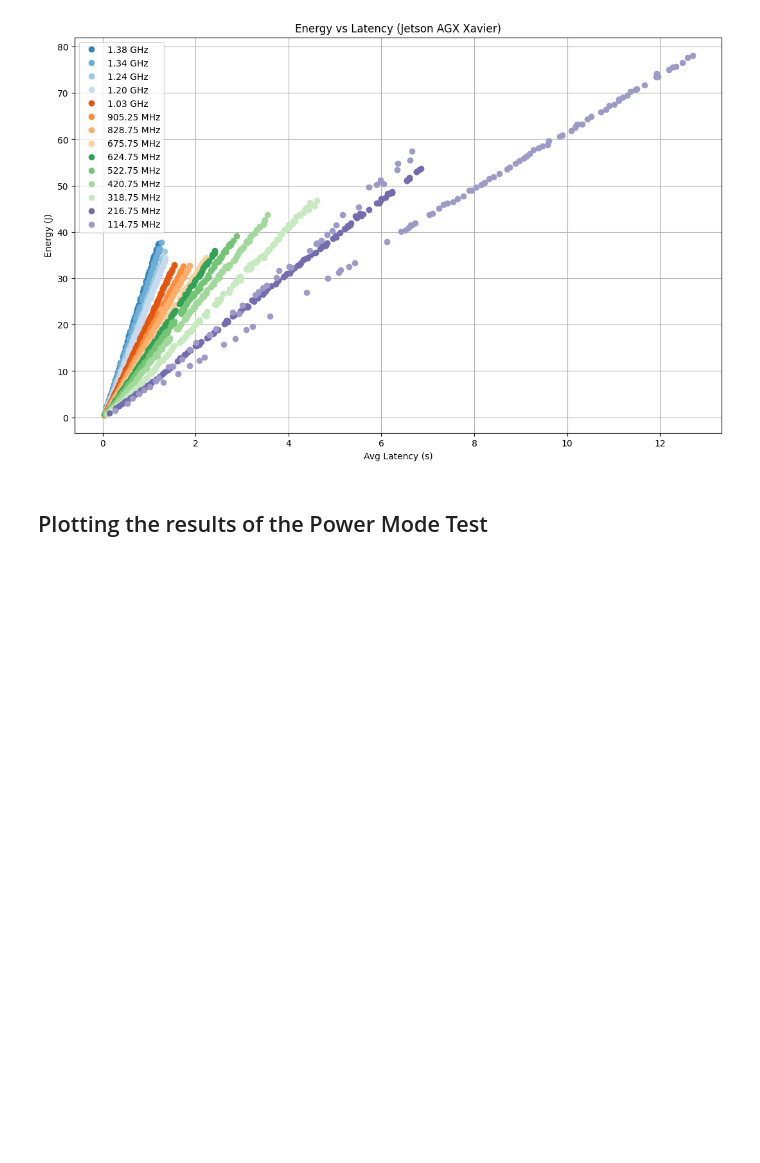
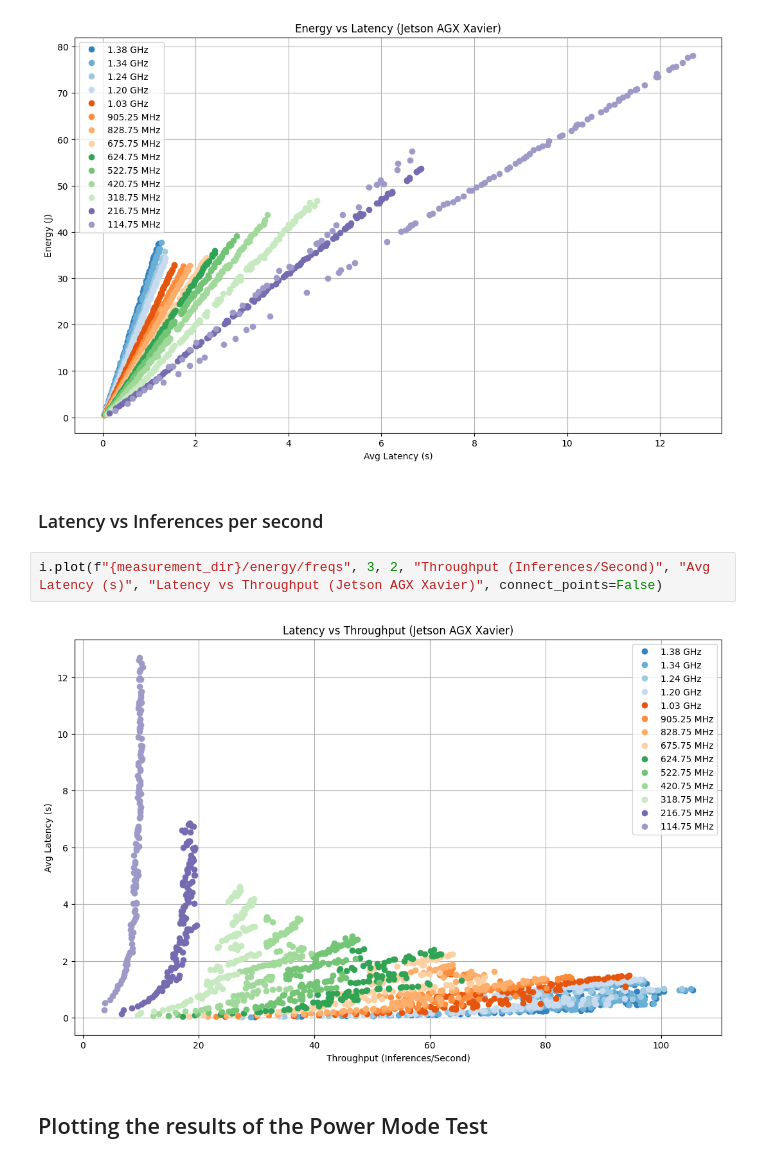
Before and after one commit to iloudaros/LoudVA, a Jupyter notebook: plots/Plot_Performance_AGX.ipynb, the cells around one changed output. Saved outputs shown, nothing was run; the diff lists cells and outputs as text; blank space fills up the shorter version.

```diff
--- a/plots/Plot_Performance_AGX.ipynb
+++ b/plots/Plot_Performance_AGX.ipynb
@@ -41,6 +41,12 @@ i.plot(f"{measurement_dir}/performance/freqs", 0, 12, "Concurrency", "p99 Latenc
 i.plot(f"{measurement_dir}/energy/freqs", 2, 4, "Avg Latency (s)", "Energy (J)", "Energy vs Latency (Jetson AGX Xavier)", connect_points=False)
 # %% [output]
 [figure]
+# %% [markdown]
+### Latency vs Inferences per second
+# %%
+i.plot(f"{measurement_dir}/energy/freqs", 3, 2, "Throughput (Inferences/Second)", "Avg Latency (s)", "Latency vs Throughput (Jetson AGX Xavier)", connect_points=False)
+# %% [output]
+[figure, added]
 # %% [markdown]
 ## Plotting the results of the Power Mode Test
 # %% [markdown]
```
Also changed, not shown: 5 other files.
